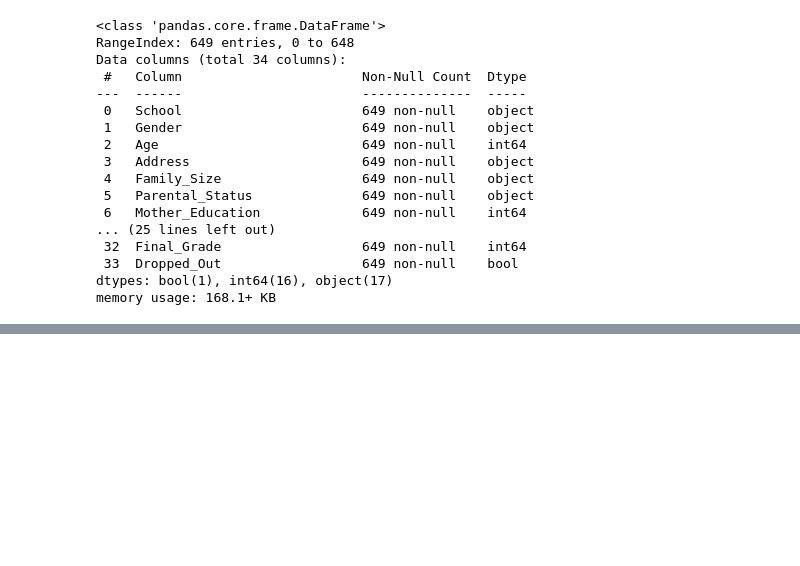
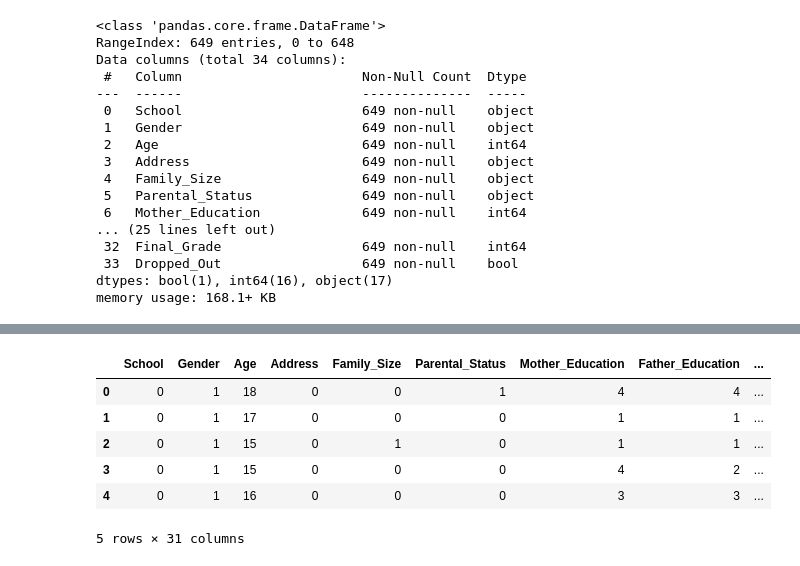
Before and after one commit to ReDI-School/F24-Berlin-Machine-Learning, a Jupyter notebook: navid_work_directory/homework_1/student_dropout_ML.ipynb, the cells around one changed output, grey strips where cells are left out. Cells and saved outputs as stored; diff of their text form; code cells hidden in the pictures; blank space fills up the shorter version.

```diff
--- a/navid_work_directory/homework_1/student_dropout_ML.ipynb
+++ b/navid_work_directory/homework_1/student_dropout_ML.ipynb
@@ -37,0 +130,10 @@ memory usage: 168.1+ KB
+# %%
+df.head()
+# %% [output]
+|  | School | Gender | Age | Address | Family_Size | Parental_Status | Mother_Education | Father_Education | ... |
+| 0 | 0 | 1 | 18 | 0 | 0 | 1 | 4 | 4 | ... |
+| 1 | 0 | 1 | 17 | 0 | 0 | 0 | 1 | 1 | ... |
+| 2 | 0 | 1 | 15 | 0 | 1 | 0 | 1 | 1 | ... |
+| 3 | 0 | 1 | 15 | 0 | 0 | 0 | 4 | 2 | ... |
+| 4 | 0 | 1 | 16 | 0 | 0 | 0 | 3 | 3 | ... |
+5 rows × 31 columns
```
Also changed, not shown: parts of 16 cells of this notebook.
